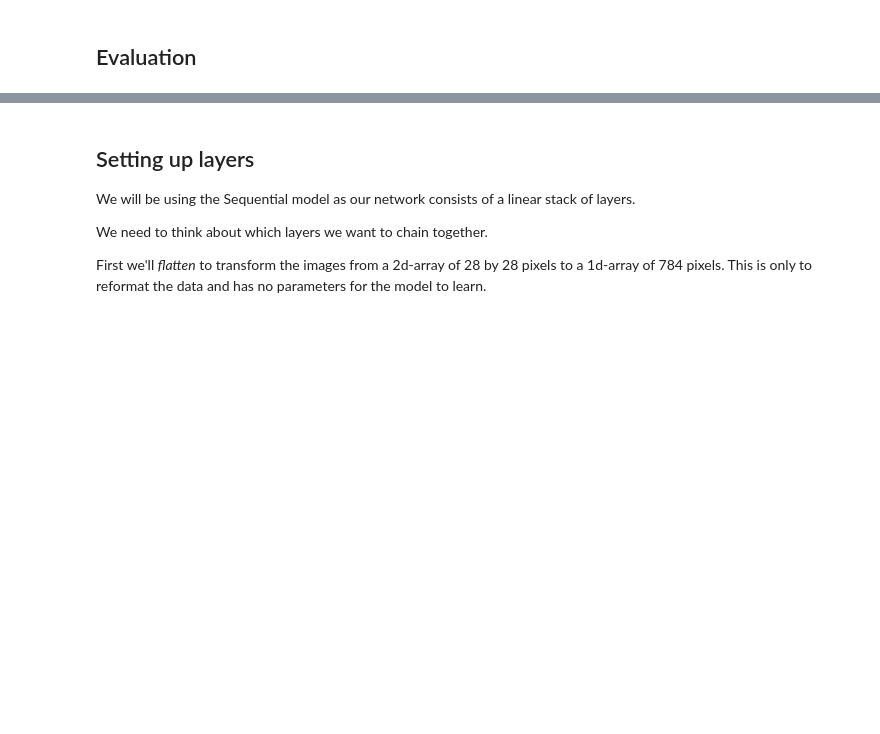
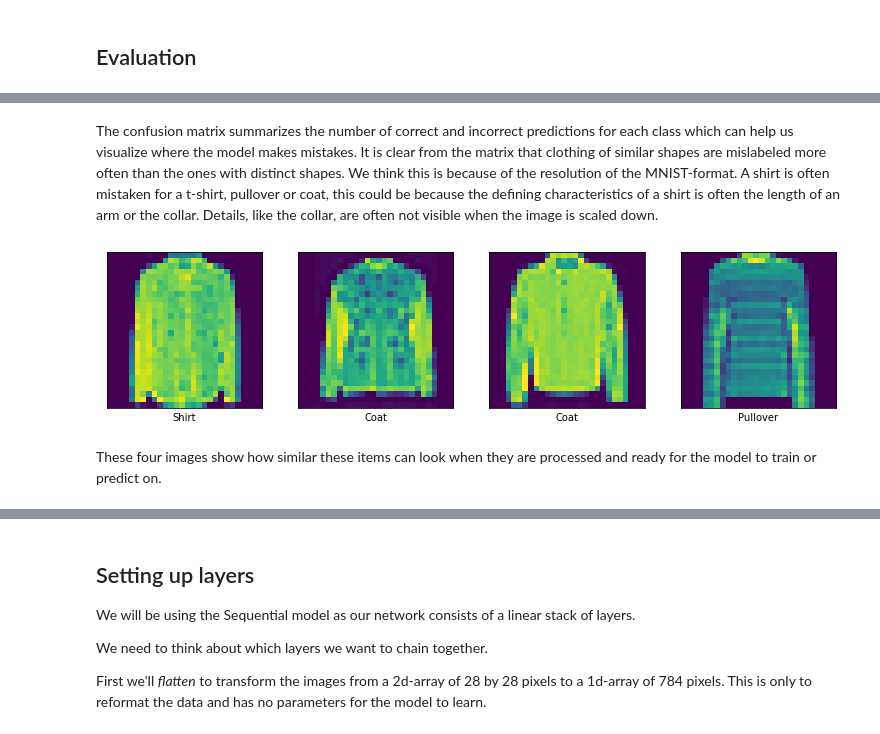
Before and after one commit to MrHencke/DAT158-ML-Oblig2-ML, a Jupyter notebook: main.ipynb, the cells around one changed output, grey strips where cells are left out. Saved outputs shown, nothing was run; the diff lists cells and outputs as text; code cells hidden in the pictures; blank space fills up the shorter version.

```diff
--- a/main.ipynb
+++ b/main.ipynb
@@ -146,8 +140,8 @@ y_temp = train.iloc[:,0].values
 # %% [markdown]
 We want our data to be shaped as 28x28.
 # %%
-a = x_temp[0].reshape(28,28)
-a
+sample_img = x_temp[0].reshape(28,28)
+sample_img
 # %% [output]
 array([[  0,   0,   0,   0,   0,   0,   0,   0,   0,   0,   0,   0,   0,
           0,   0,   0,   0,   0,   0,   0,   0,   0,   0,   0,   0,   0,
@@ -306,3 +306,20 @@ print(confusion_matrix(y_test_knn, y_pred))
+# %% [markdown]
+The confusion matrix summarizes the number of correct and incorrect predictions for each class which can help us visualize where the model makes mistakes. It is clear from the matrix that clothing of similar shapes are mislabeled more often than the ones with distinct shapes. We think this is because of the resolution of the MNIST-format. A shirt is often mistaken for a t-shirt, pullover or coat, this could be because the defining characteristics of a shirt is often the length of an arm or the collar. Details, like the collar, are often not visible when the image is scaled down.
+# %%
+plt.figure(figsize=(20,20))
+indices = [2,5,8,14]
+for i in range(len(indices)):
+    plt.subplot(6, 6, (i+1))
+    plt.xticks([])
+    plt.yticks([])
+    plt.grid(False)
+    a = x_temp[indices[i]].reshape(28,28)
+    plt.imshow(a)
+    plt.xlabel(class_names[y_temp[indices[i]]])
+# %% [output]
+[figure, added]
+# %% [markdown]
+These four images show how similar these items can look when they are processed and ready for the model to train or predict on.
 # %%
 print(classification_report(y_test_knn, y_pred))
 # %% [output]
```
Also changed, not shown: parts of 41 cells of this notebook.
